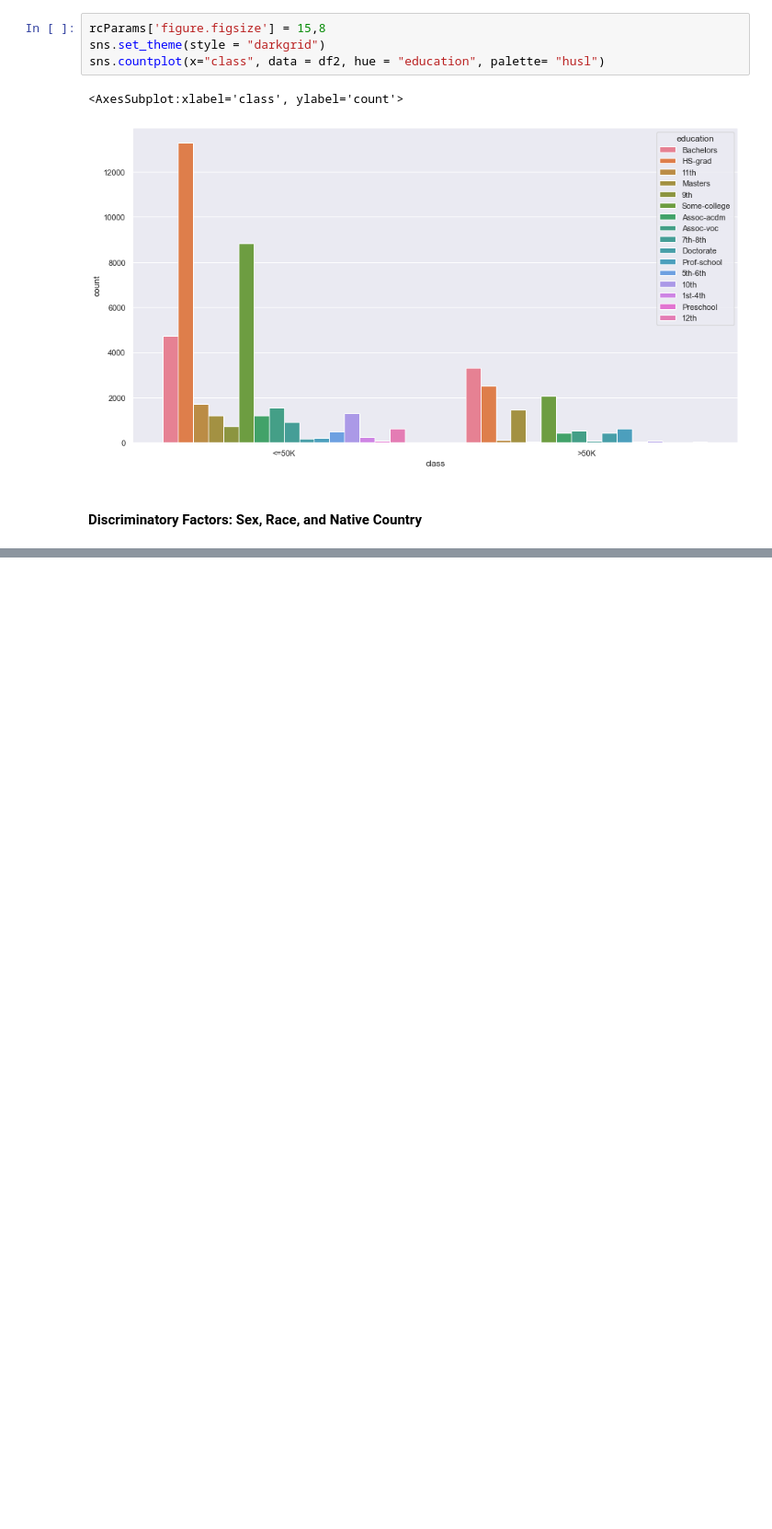
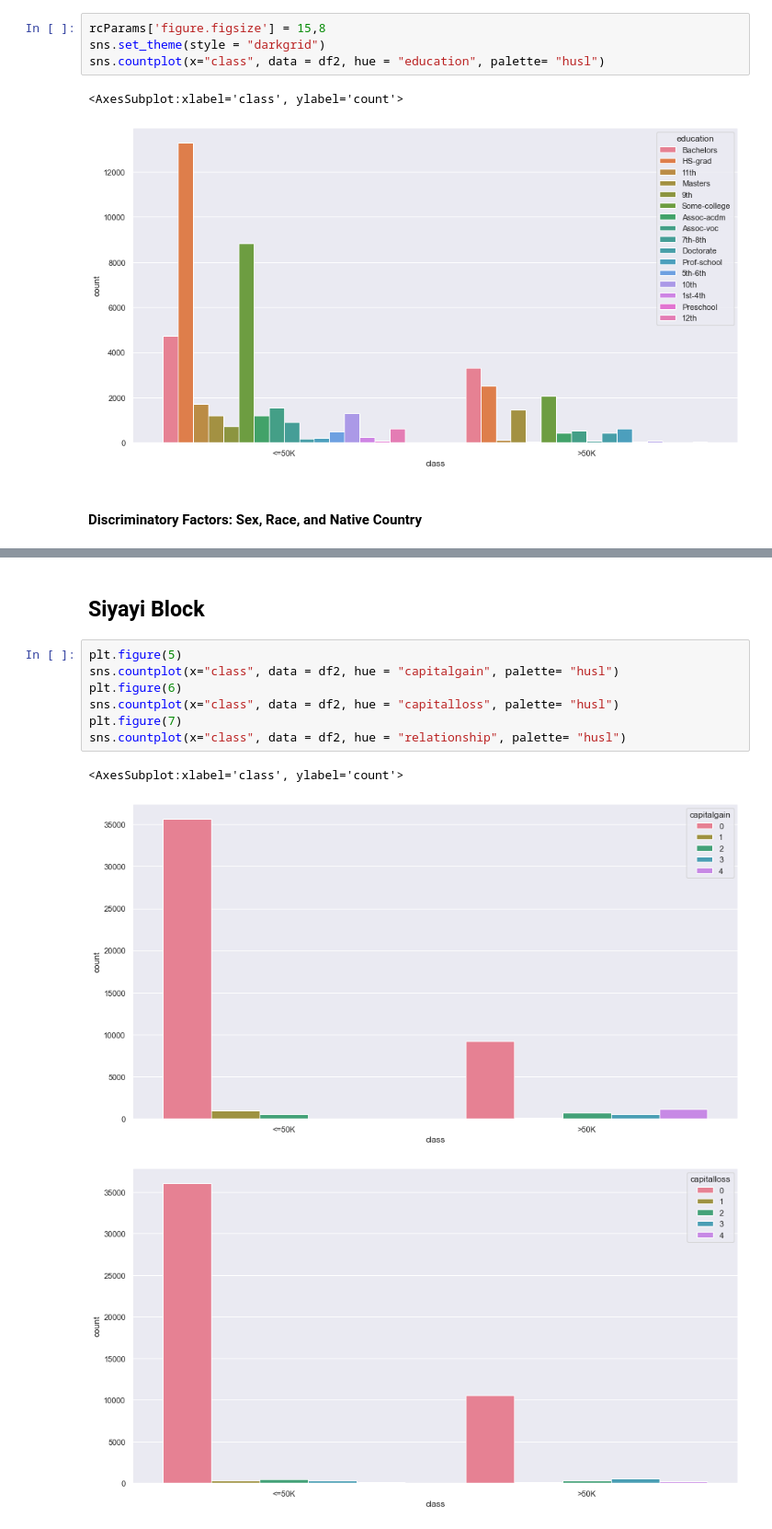
Before and after one commit to plasticfruittree/SciComp_Project, a Jupyter notebook: Main.ipynb, the cells around one changed output, grey strips where cells are left out. Shown: that part at 92% size. Saved outputs shown, nothing was run; the diff lists cells and outputs as text; blank space fills up the shorter version.

Commit message:
Siyayi Update

```diff
--- a/Main.ipynb
+++ b/Main.ipynb
@@ -124,0 +124,13 @@ sns.countplot(x="class", data = df2, hue = "native-country", palette= "husl")
+# %% [markdown]
+## Siyayi Block
+# %%
+plt.figure(5)
+sns.countplot(x="class", data = df2, hue = "capitalgain", palette= "husl")
+plt.figure(6)
+sns.countplot(x="class", data = df2, hue = "capitalloss", palette= "husl")
+plt.figure(7)
+sns.countplot(x="class", data = df2, hue = "relationship", palette= "husl")
+# %% [output]
+<AxesSubplot:xlabel='class', ylabel='count'>
+[figure, added]
+[figure, added]
```
Also changed, not shown: parts of 3 cells of this notebook.
